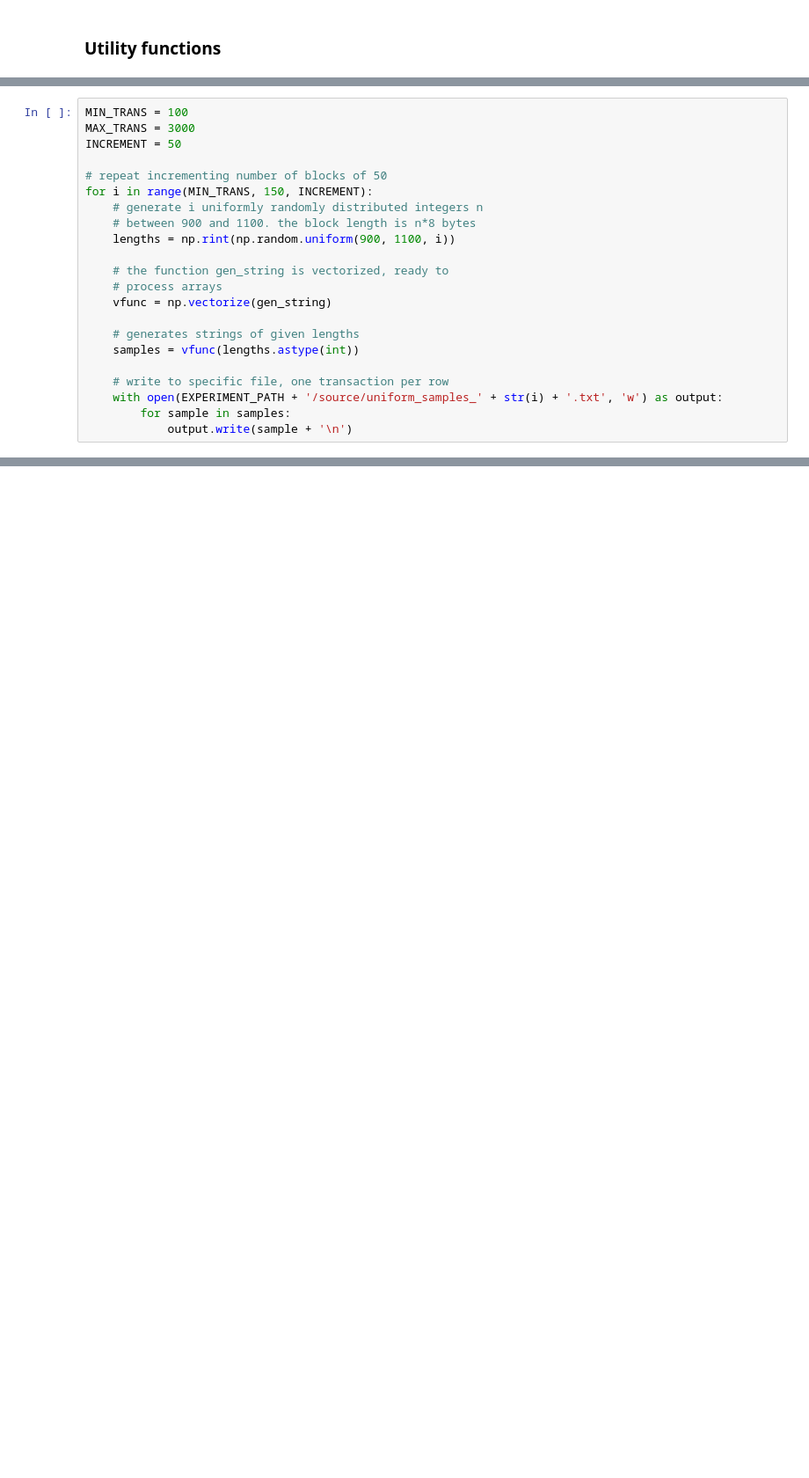
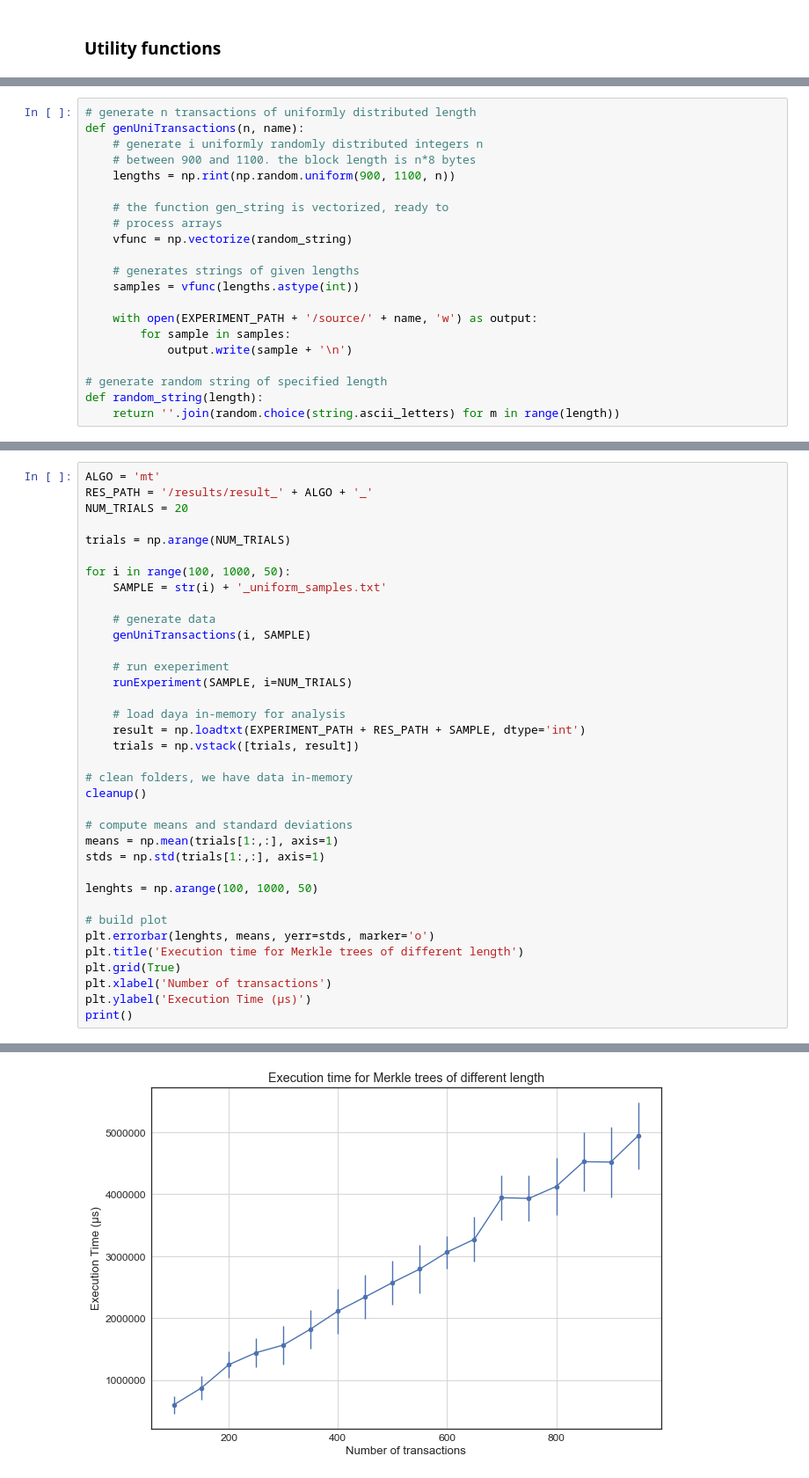
Before and after one commit to SimoneStefani/thesis-data-analysis, a Jupyter notebook: Thesis Data Analysis.ipynb, the cells around one changed output, grey strips where cells are left out. Shown at 88% size. Saved outputs shown, nothing was run; the diff lists cells and outputs as text; blank space fills up the shorter version.

```diff
--- a/Thesis Data Analysis.ipynb
+++ b/Thesis Data Analysis.ipynb
@@ -45,22 +44,21 @@ def gen_string(b_length):
 # %%
-MIN_TRANS = 100
-MAX_TRANS = 3000
-INCREMENT = 50
-
-# repeat incrementing number of blocks of 50
-for i in range(MIN_TRANS, 150, INCREMENT):
+# generate n transactions of uniformly distributed length
+def genUniTransactions(n, name):
     # generate i uniformly randomly distributed integers n
     # between 900 and 1100. the block length is n*8 bytes
-    lengths = np.rint(np.random.uniform(900, 1100, i))
+    lengths = np.rint(np.random.uniform(900, 1100, n))
 
     # the function gen_string is vectorized, ready to
     # process arrays
-    vfunc = np.vectorize(gen_string)
+    vfunc = np.vectorize(random_string)
 
     # generates strings of given lengths
     samples = vfunc(lengths.astype(int))
 
-    # write to specific file, one transaction per row
-    with open(EXPERIMENT_PATH + '/source/uniform_samples_' + str(i) + '.txt', 'w') as output:
+    with open(EXPERIMENT_PATH + '/source/' + name, 'w') as output:
         for sample in samples:
             output.write(sample + '\n')
+
+# generate random string of specified length
+def random_string(length):
+    return ''.join(random.choice(string.ascii_letters) for m in range(length))
@@ -91,0 +71,37 @@ plt.plot(lenghts, results_mt2, color='orange', marker='o')
+# %%
+ALGO = 'mt'
+RES_PATH = '/results/result_' + ALGO + '_'
+NUM_TRIALS = 20
+
+trials = np.arange(NUM_TRIALS)
+
+for i in range(100, 1000, 50):
+    SAMPLE = str(i) + '_uniform_samples.txt'
+
+    # generate data
+    genUniTransactions(i, SAMPLE)
+
+    # run exeperiment
+    runExperiment(SAMPLE, i=NUM_TRIALS)
+
+    # load daya in-memory for analysis
+    result = np.loadtxt(EXPERIMENT_PATH + RES_PATH + SAMPLE, dtype='int')
+    trials = np.vstack([trials, result])
+
+# clean folders, we have data in-memory
+cleanup()
+
+# compute means and standard deviations
+means = np.mean(trials[1:,:], axis=1)
+stds = np.std(trials[1:,:], axis=1)
+
+lenghts = np.arange(100, 1000, 50)
+
+# build plot
+plt.errorbar(lenghts, means, yerr=stds, marker='o')
+plt.title('Execution time for Merkle trees of different length')
+plt.grid(True)
+plt.xlabel('Number of transactions')
+plt.ylabel('Execution Time (µs)')
+print()
+# %% [output]
@@ -91,0 +109 @@ plt.plot(lenghts, results_mt2, color='orange', marker='o')
+[figure, added]
```
Also changed, not shown: parts of 9 cells of this notebook.
